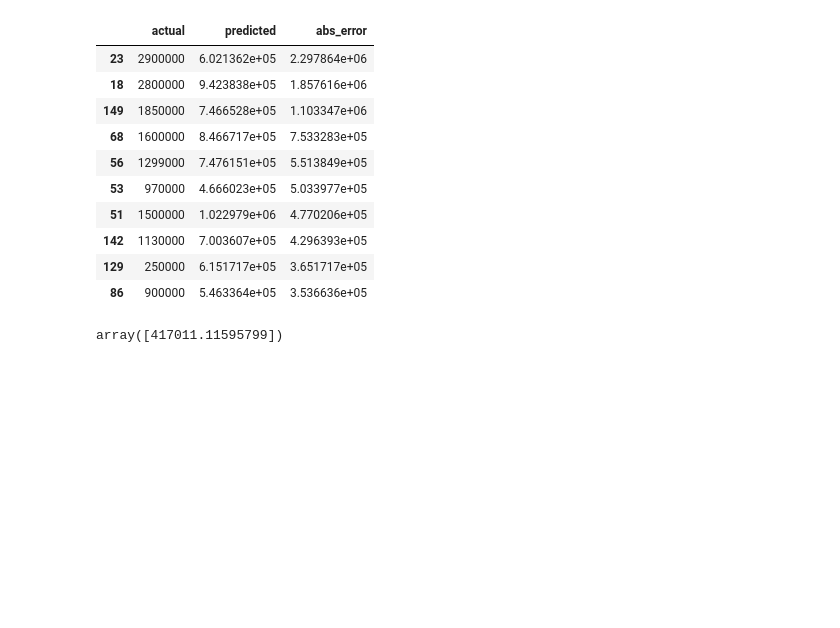
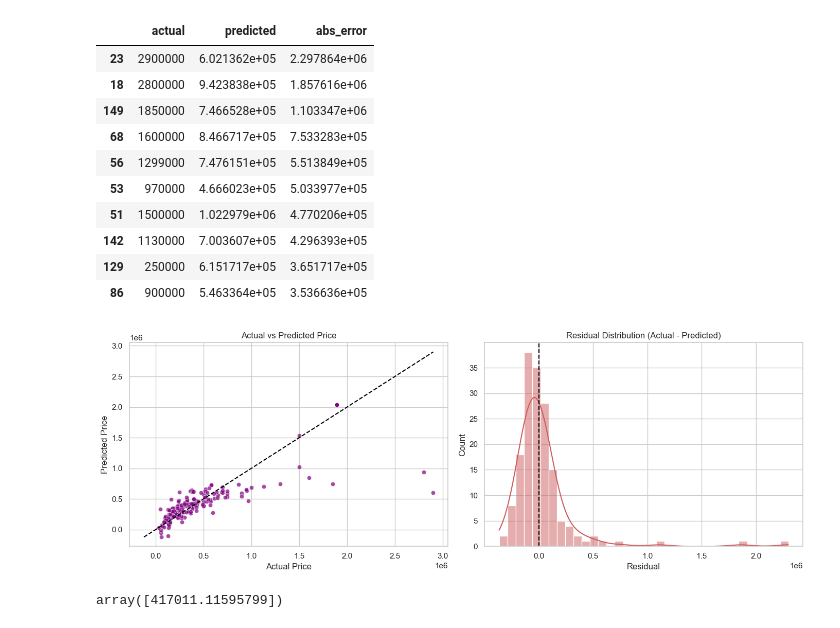
Before and after one commit to GitWitAnish/IOE-Advanced-Python-Project, a Jupyter notebook: notebook/notebook.ipynb, the cells around one changed output. Drawn from its saved outputs; the diff is of its cells as text; code cells hidden in the pictures; blank space fills up the shorter version.

```diff
--- a/notebook/notebook.ipynb
+++ b/notebook/notebook.ipynb
@@ -418,6 +453,30 @@ comparison.assign(abs_error=(comparison['actual'] - comparison['predicted']).abs
 | 142 | 1130000 | 7.003607e+05 | 4.296393e+05 |
 | 129 | 250000 | 6.151717e+05 | 3.651717e+05 |
 | 86 | 900000 | 5.463364e+05 | 3.536636e+05 |
+# %%
+def plot_model_diagnostics(y_true, y_predicted):
+    residuals = y_true - y_predicted
+    fig, axes = plt.subplots(1, 2, figsize=(14, 5))
+
+    sns.scatterplot(x=y_true, y=y_predicted, ax=axes[0], alpha=0.7, color='purple')
+    ideal_min = min(y_true.min(), y_predicted.min())
+    ideal_max = max(y_true.max(), y_predicted.max())
+    axes[0].plot([ideal_min, ideal_max], [ideal_min, ideal_max], '--', color='black')
+    axes[0].set_title('Actual vs Predicted Price')
+    axes[0].set_xlabel('Actual Price')
+    axes[0].set_ylabel('Predicted Price')
+
+    sns.histplot(residuals, bins=35, kde=True, ax=axes[1], color='indianred')
+    axes[1].axvline(0, linestyle='--', color='black')
+    axes[1].set_title('Residual Distribution (Actual - Predicted)')
+    axes[1].set_xlabel('Residual')
+
+    plt.tight_layout()
+    plt.show()
+
+plot_model_diagnostics(y_test, y_pred)
+# %% [output]
+[figure, added]
 # %%
 import pickle
 # %%
```
Also changed, not shown: parts of 3 cells of this notebook.
